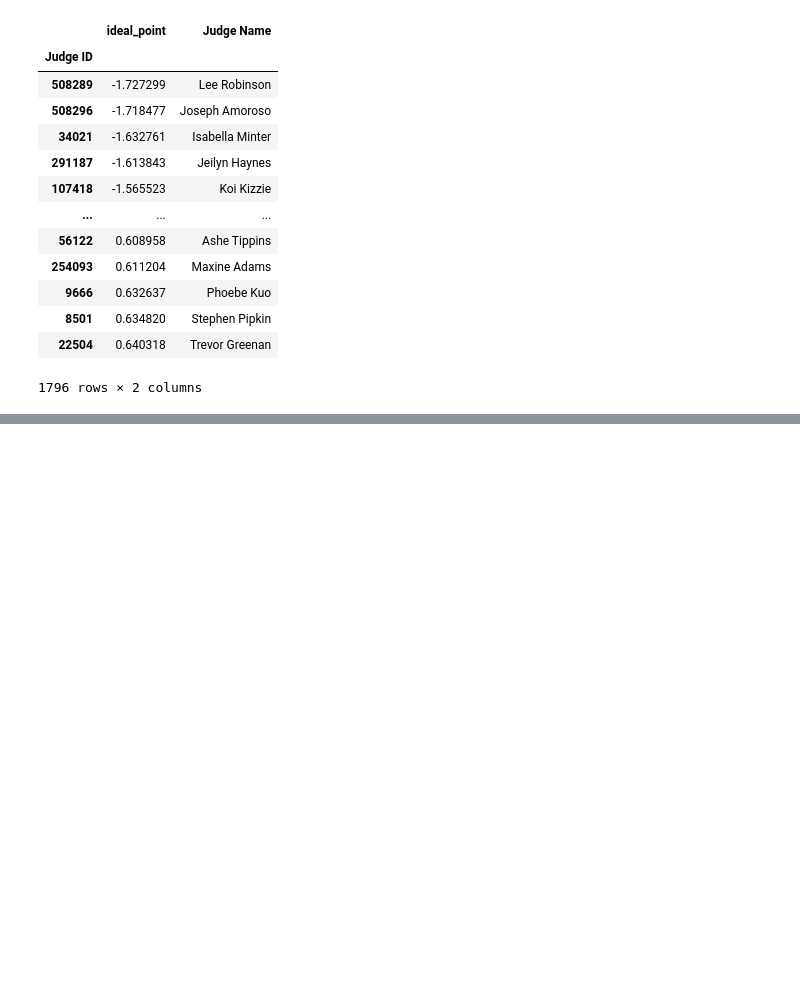
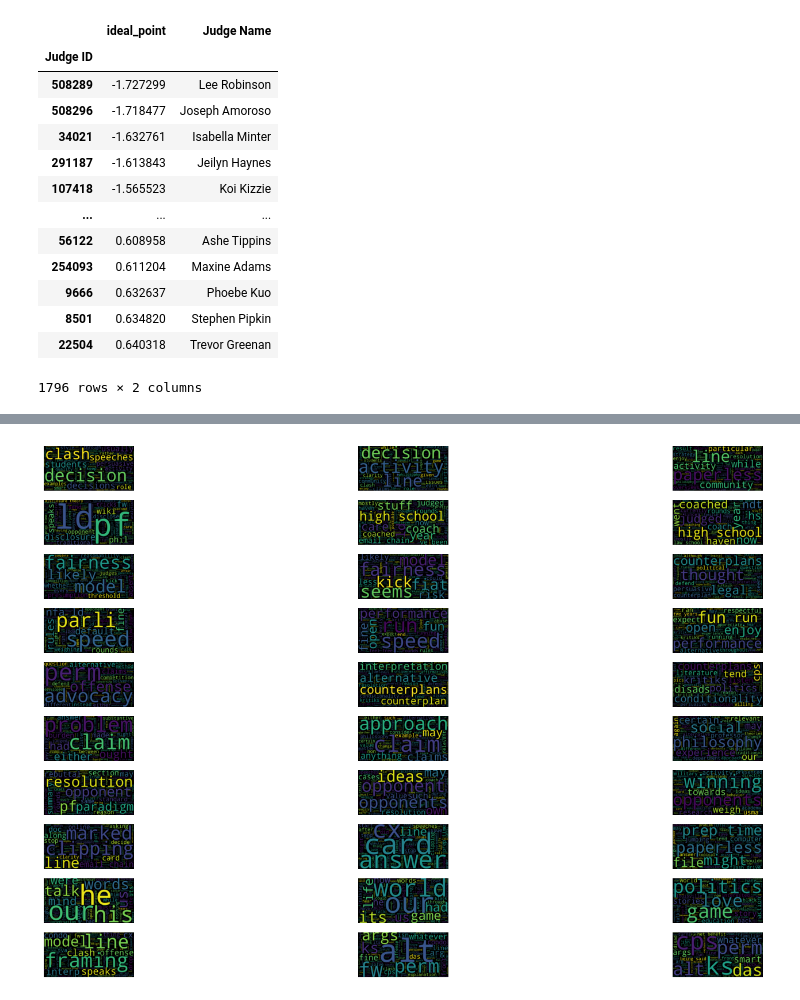
Before and after one commit to rakoort99/TBIP_testing, a Jupyter notebook: tbip_check.ipynb, the cells around one changed output, grey strips where cells are left out. Cells and saved outputs as stored; diff of their text form; code cells hidden in the pictures; blank space fills up the shorter version.

```diff
--- a/tbip_check.ipynb
+++ b/tbip_check.ipynb
@@ -134,0 +150,12 @@ topics
+# %%
+means_list = [negative_topic_mean, neutral_topic_mean, positive_topic_mean]
+
+fig, axes = plt.subplots(10,3, figsize=(20,12))
+for i, row in enumerate(axes):
+    for j, ax in enumerate(row):
+        word_freq = dict(zip(vocabulary, means_list[j][i,:]))
+        wordcloud = WordCloud(width=800, height=400).generate_from_frequencies(word_freq)
+        ax.imshow(wordcloud, interpolation='bilinear')
+        ax.axis('off')
+# %% [output]
+[figure, added]
```
Also changed, not shown: parts of 8 cells of this notebook, 1 other file.
